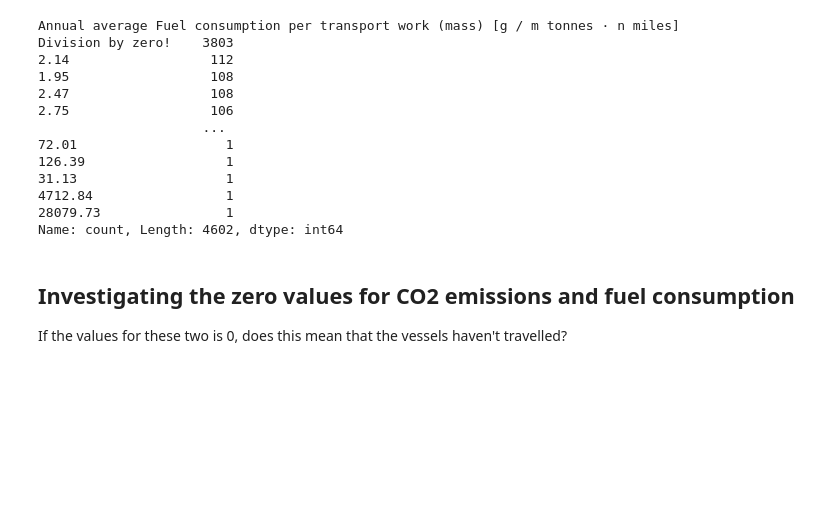
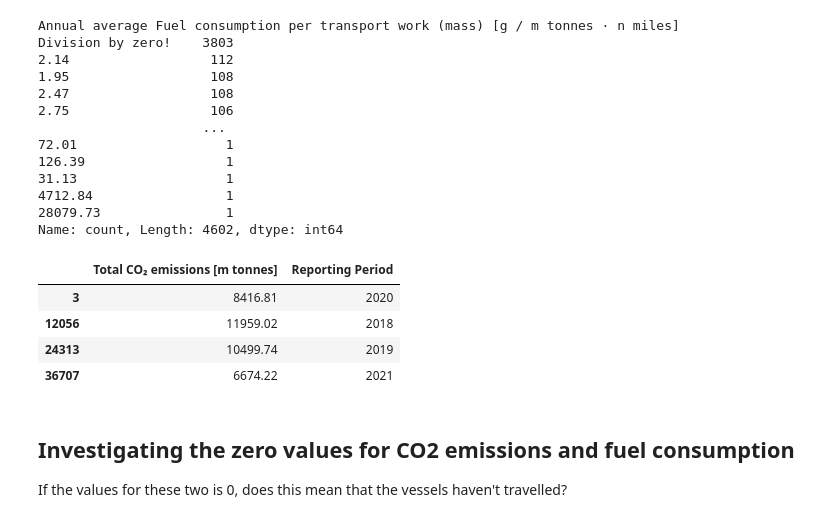
Before and after one commit to vasileiosvyzas/ship_emissions_tracker, a Jupyter notebook: notebooks/data_checking.ipynb, the cells around one changed output. Cells and saved outputs as stored; diff of their text form; code cells hidden in the pictures; blank space fills up the shorter version.

```diff
--- a/notebooks/data_checking.ipynb
+++ b/notebooks/data_checking.ipynb
@@ -207,6 +335,14 @@ Division by zero!    3803
 4712.84                 1
 28079.73                1
 Name: count, Length: 4602, dtype: int64
+# %%
+df[df['IMO Number'] == 7043843][['Total CO₂ emissions [m tonnes]', 'Reporting Period']]
+# %% [output]
+|  | Total CO₂ emissions [m tonnes] | Reporting Period |
+| 3 | 8416.81 | 2020 |
+| 12056 | 11959.02 | 2018 |
+| 24313 | 10499.74 | 2019 |
+| 36707 | 6674.22 | 2021 |
 # %% [markdown]
 ## Investigating the zero values for CO2 emissions and fuel consumption
 If the values for these two is 0, does this mean that the vessels haven't travelled?
```
Also changed, not shown: parts of 17 cells of this notebook.
